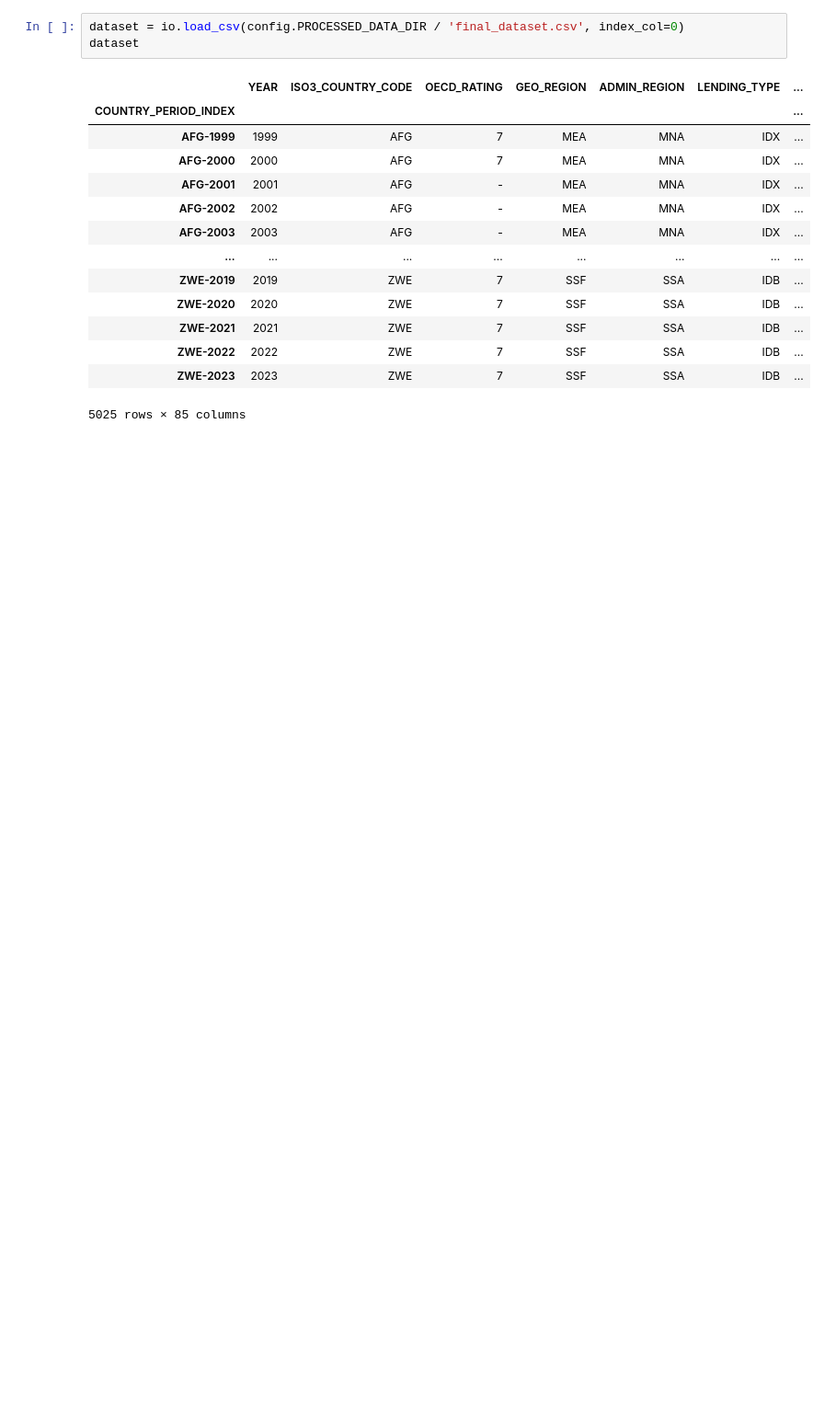
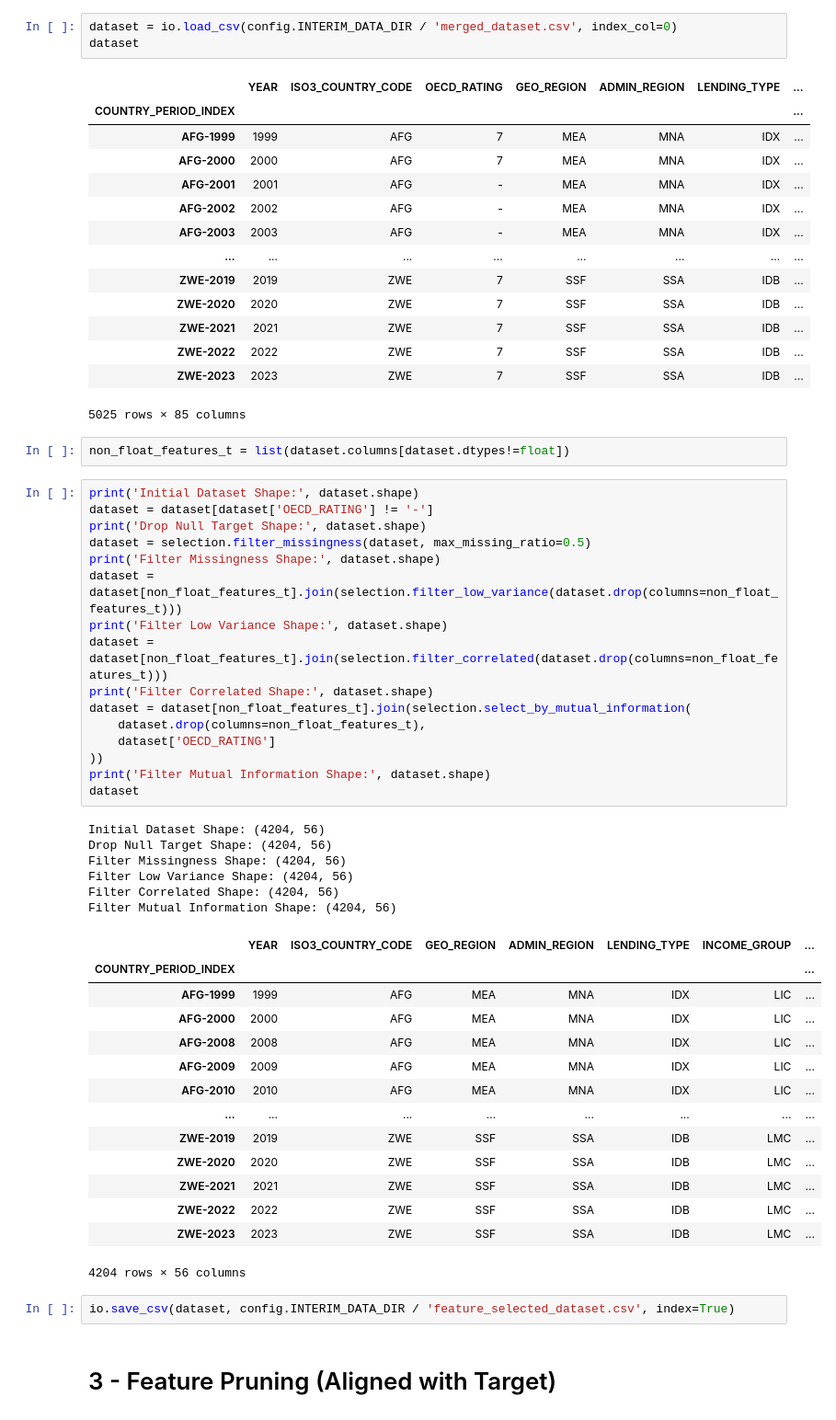
Before and after one commit to hippograndet/country_risk_rating, a Jupyter notebook: notebooks/03-Feature_Selection.ipynb, the cells around one changed output. Shown at 92% size. Drawn from its saved outputs; the diff is of its cells as text; blank space fills up the shorter version.

```diff
--- a/notebooks/03-Feature_Selection.ipynb
+++ b/notebooks/03-Feature_Selection.ipynb
@@ -22,5 +19,5 @@ from sklearn.feature_selection import VarianceThreshold, mutual_info_regression
 # %%
-dataset = io.load_csv(config.PROCESSED_DATA_DIR / 'final_dataset.csv', index_col=0)
+dataset = io.load_csv(config.INTERIM_DATA_DIR / 'merged_dataset.csv', index_col=0)
 dataset
 # %% [output]
 |  | YEAR | ISO3_COUNTRY_CODE | OECD_RATING | GEO_REGION | ADMIN_REGION | LENDING_TYPE | ... |
@@ -37,3 +34,46 @@ dataset
 | ZWE-2022 | 2022 | ZWE | 7 | SSF | SSA | IDB | ... |
 | ZWE-2023 | 2023 | ZWE | 7 | SSF | SSA | IDB | ... |
 5025 rows × 85 columns
+# %%
+non_float_features_t = list(dataset.columns[dataset.dtypes!=float])
+# %%
+print('Initial Dataset Shape:', dataset.shape)
+dataset = dataset[dataset['OECD_RATING'] != '-']
+print('Drop Null Target Shape:', dataset.shape)
+dataset = selection.filter_missingness(dataset, max_missing_ratio=0.5)
+print('Filter Missingness Shape:', dataset.shape)
+dataset = dataset[non_float_features_t].join(selection.filter_low_variance(dataset.drop(columns=non_float_features_t)))
+print('Filter Low Variance Shape:', dataset.shape)
+dataset = dataset[non_float_features_t].join(selection.filter_correlated(dataset.drop(columns=non_float_features_t)))
+print('Filter Correlated Shape:', dataset.shape)
+dataset = dataset[non_float_features_t].join(selection.select_by_mutual_information(
+    dataset.drop(columns=non_float_features_t),
+    dataset['OECD_RATING']
+))
+print('Filter Mutual Information Shape:', dataset.shape)
+dataset
+# %% [output]
+Initial Dataset Shape: (4204, 56)
+Drop Null Target Shape: (4204, 56)
+Filter Missingness Shape: (4204, 56)
+Filter Low Variance Shape: (4204, 56)
+Filter Correlated Shape: (4204, 56)
+Filter Mutual Information Shape: (4204, 56)
+|  | YEAR | ISO3_COUNTRY_CODE | GEO_REGION | ADMIN_REGION | LENDING_TYPE | INCOME_GROUP | ... |
+| COUNTRY_PERIOD_INDEX |  |  |  |  |  |  | ... |
+| AFG-1999 | 1999 | AFG | MEA | MNA | IDX | LIC | ... |
+| AFG-2000 | 2000 | AFG | MEA | MNA | IDX | LIC | ... |
+| AFG-2008 | 2008 | AFG | MEA | MNA | IDX | LIC | ... |
+| AFG-2009 | 2009 | AFG | MEA | MNA | IDX | LIC | ... |
+| AFG-2010 | 2010 | AFG | MEA | MNA | IDX | LIC | ... |
+| ... | ... | ... | ... | ... | ... | ... | ... |
+| ZWE-2019 | 2019 | ZWE | SSF | SSA | IDB | LMC | ... |
+| ZWE-2020 | 2020 | ZWE | SSF | SSA | IDB | LMC | ... |
+| ZWE-2021 | 2021 | ZWE | SSF | SSA | IDB | LMC | ... |
+| ZWE-2022 | 2022 | ZWE | SSF | SSA | IDB | LMC | ... |
+| ZWE-2023 | 2023 | ZWE | SSF | SSA | IDB | LMC | ... |
+4204 rows × 56 columns
+# %%
+io.save_csv(dataset, config.INTERIM_DATA_DIR / 'feature_selected_dataset.csv', index=True)
+# %% [markdown]
+# 3 - Feature Pruning (Aligned with Target)
```
Also changed, not shown: parts of 22 cells of this notebook, 10 other files.
